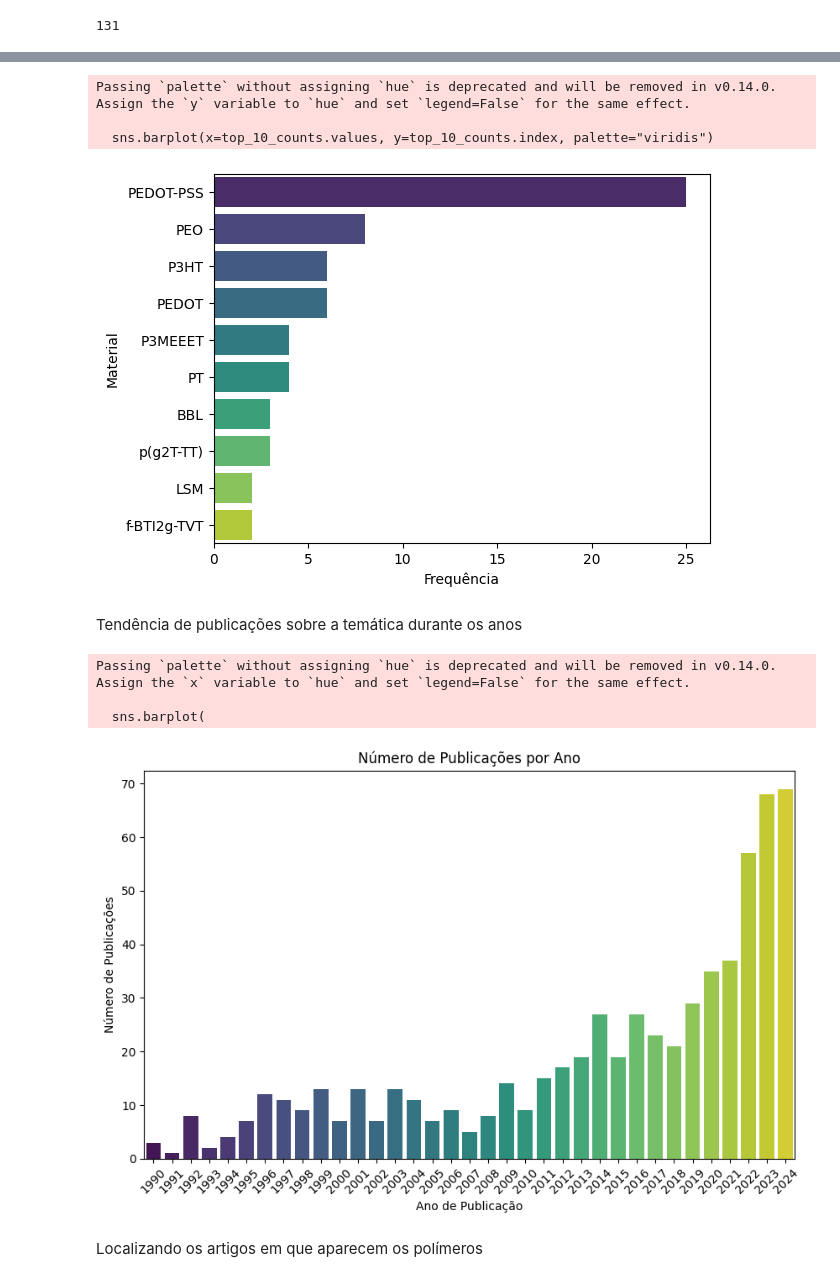
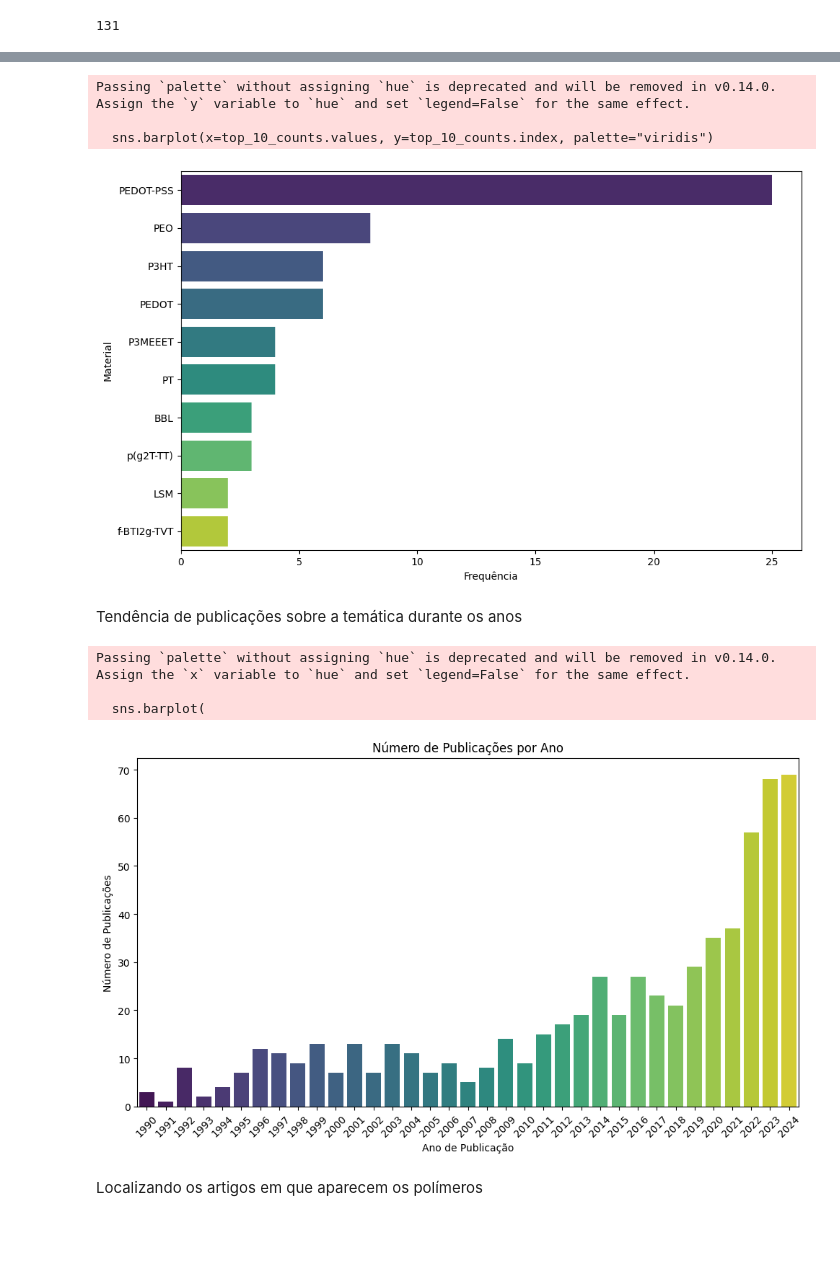
Before and after one commit to selaxco/OMIECs, a Jupyter notebook: scripts/OMIECs/preprocessing.ipynb, the cells around one changed output, grey strips where cells are left out. Drawn from its saved outputs; the diff is of its cells as text; code cells hidden in the pictures; blank space fills up the shorter version.

```diff
--- a/scripts/OMIECs/preprocessing.ipynb
+++ b/scripts/OMIECs/preprocessing.ipynb
@@ -100,19 +100,30 @@ Name: count, dtype: int64
 # %%
 import seaborn as sns
 import matplotlib.pyplot as plt
 
 top_10_counts = corpus.value_counts().head(10)
 
+# Ajustando o tamanho da figura
+plt.figure(figsize=(10, 6))
+
 # Plotando o histograma
 sns.barplot(x=top_10_counts.values, y=top_10_counts.index, palette="viridis")
 plt.xlabel('Frequência')
 plt.ylabel('Material')
+
+# Ajustando layout para não cortar legendas
+plt.tight_layout()
+
+# Salvando a imagem
+plt.savefig('gráficos/llama3-70B-OMIEC160824_RESPONSES_ranking.png')
+
+# Exibindo a imagem
 plt.show()
 # %% [output]
 Passing `palette` without assigning `hue` is deprecated and will be removed in v0.14.0. Assign the `y` variable to `hue` and set `legend=False` for the same effect.
 
   sns.barplot(x=top_10_counts.values, y=top_10_counts.index, palette="viridis")
-[figure, old version]
+[figure, new version]
 # %% [markdown]
 Tendência de publicações sobre a temática durante os anos
 # %%
@@ -140,12 +151,19 @@ plt.ylabel('Número de Publicações')
 
 # Mostrar o gráfico
 plt.xticks(rotation=45)  # Rotaciona os rótulos do eixo x para melhor visualização
+
+# Ajustando layout para não cortar legendas
+plt.tight_layout()
+
+# Salvando a imagem
+plt.savefig('gráficos/llama3-70B-OMIEC160824_publicação_por_ano.png')
+
 plt.show()
 # %% [output]
 Passing `palette` without assigning `hue` is deprecated and will be removed in v0.14.0. Assign the `x` variable to `hue` and set `legend=False` for the same effect.
 
   sns.barplot(
-[figure, old version]
+[figure, new version]
 # %% [markdown]
 Localizando os artigos em que aparecem os polímeros
 # %%
```
Also changed, not shown: parts of 4 cells of this notebook, 6 other files.
